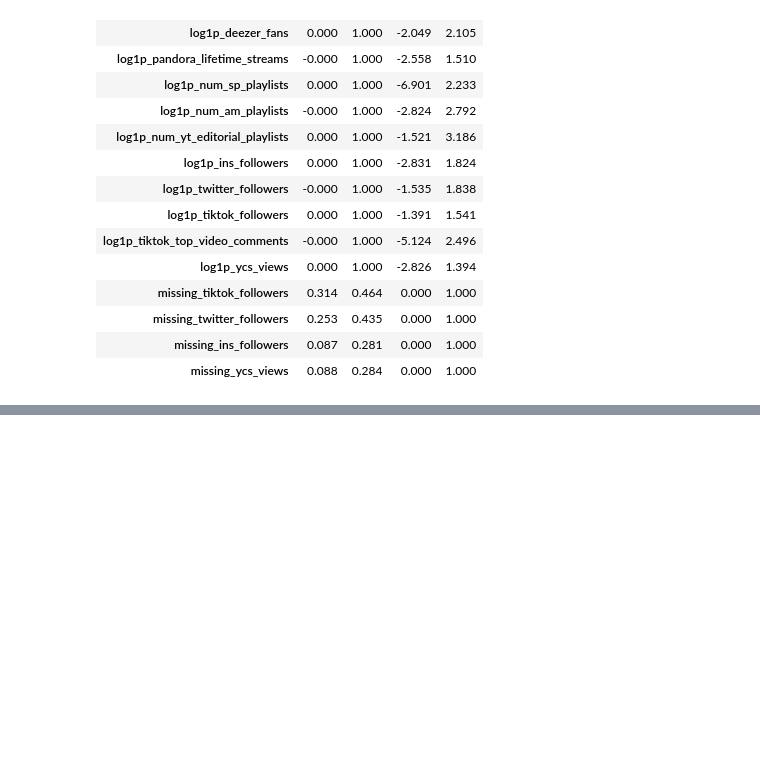
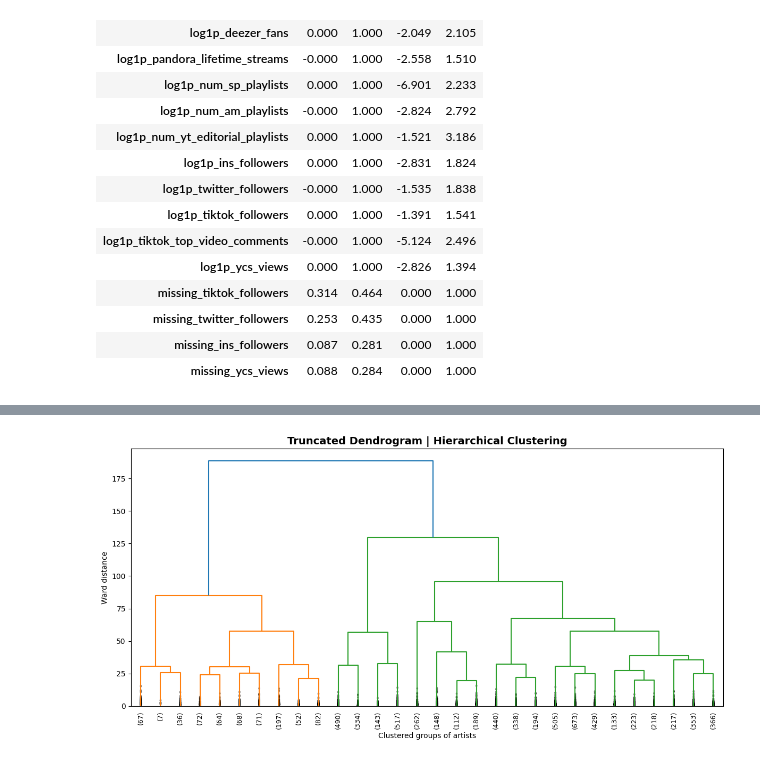
Before and after one commit to SilvanaBContreras/come_together_industria_de_la_musica, a Jupyter notebook: chartmetric_regresion_clustering.ipynb, the cells around one changed output, grey strips where cells are left out. Saved outputs shown, nothing was run; the diff lists cells and outputs as text; code cells hidden in the pictures; blank space fills up the shorter version.

```diff
--- a/chartmetric_regresion_clustering.ipynb
+++ b/chartmetric_regresion_clustering.ipynb
@@ -1700,0 +1964,10 @@ display(control_matriz_clustering)
+# %%
+# ============================================================
+# Matriz de clustering sin flags de faltante
+# ============================================================
+
+X_clustering_sin_flags = X_clustering[variables_log_clustering].copy()
+
+print("Filas:", X_clustering_sin_flags.shape[0])
+print("Columnas:", X_clustering_sin_flags.shape[1])
+print("Nulos:", X_clustering_sin_flags.isna().sum().sum())
@@ -1700,0 +2581,30 @@ display(control_matriz_clustering)
+# %%
+# ============================================================
+# Dendrograma truncado
+# Modelo jerárquico alternativo
+# ============================================================
+
+plt.figure(figsize=(12, 6))
+
+dendrogram(
+    linkage_alt,
+    truncate_mode="lastp",
+    p=30,
+    leaf_rotation=90,
+    leaf_font_size=9,
+    show_contracted=True
+)
+
+plt.title(
+    "Truncated Dendrogram | Hierarchical Clustering",
+    fontsize=14,
+    fontweight="bold"
+)
+
+plt.xlabel("Clustered groups of artists")
+plt.ylabel("Ward distance")
+
+plt.tight_layout()
+plt.show()
+# %% [output]
+[figure, added]
```
Also changed, not shown: parts of 29 cells of this notebook, 2 other files.
